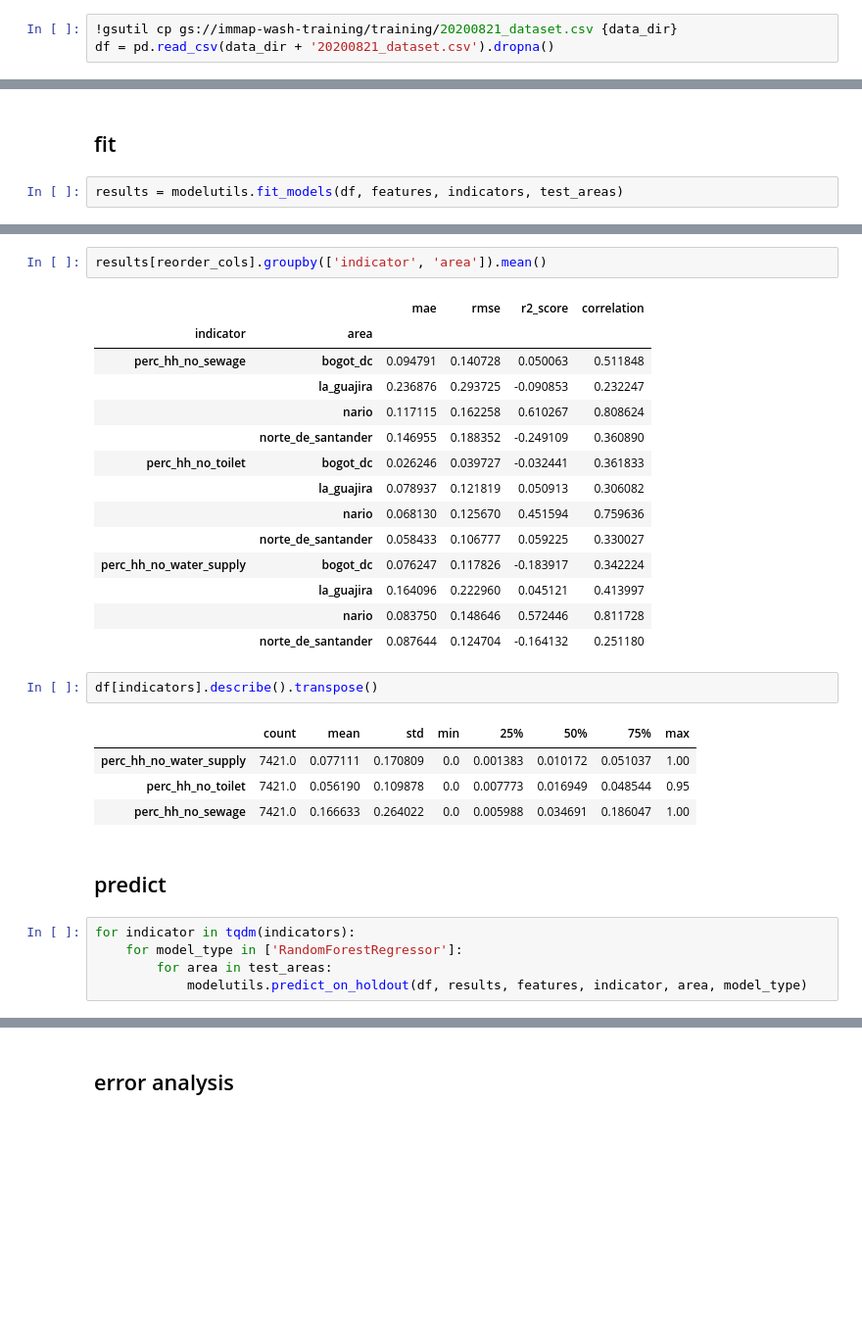
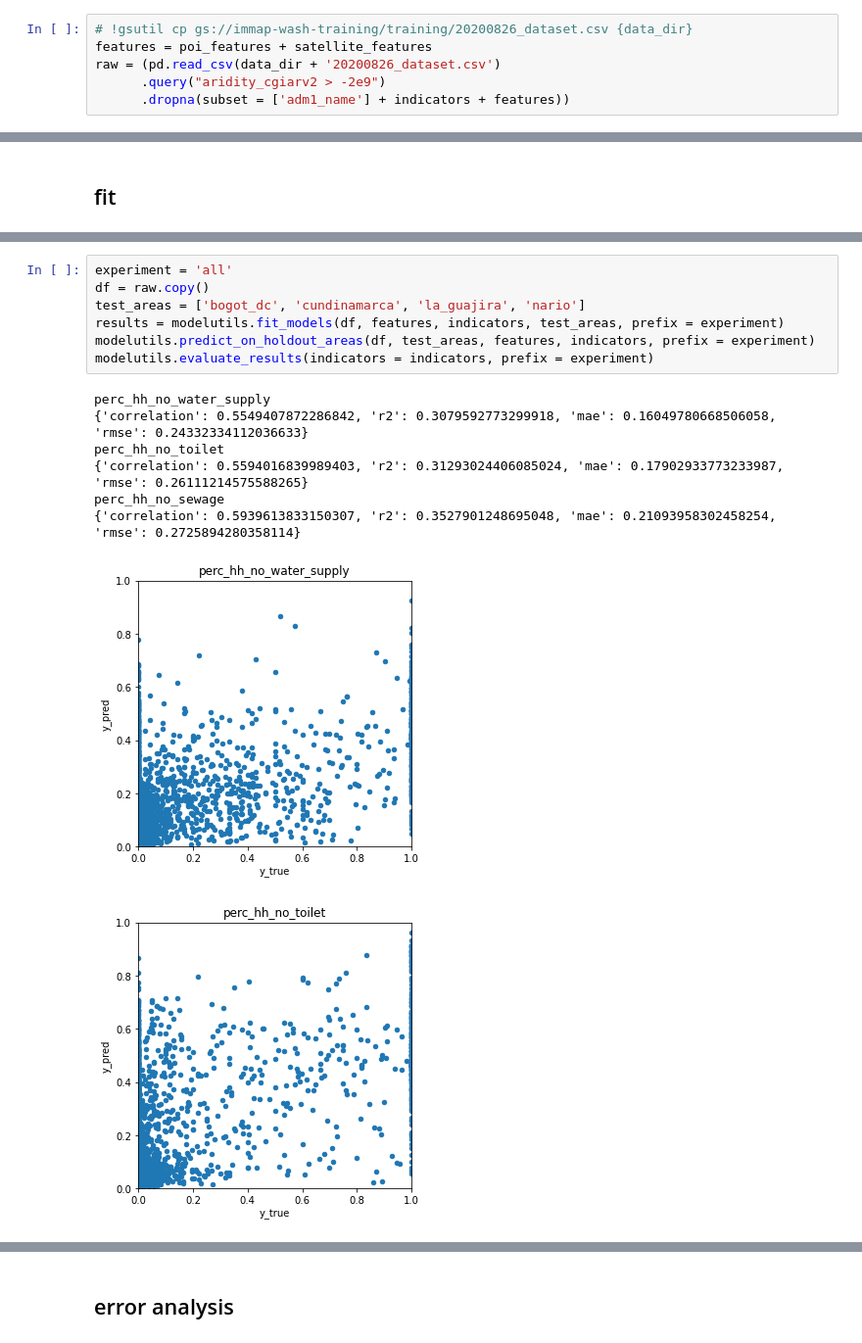
Before and after one commit to thinkingmachines/geoai-immap-wash, a Jupyter notebook: notebooks/02_Modelling_sklearn.ipynb, the cells around one changed output, grey strips where cells are left out. Shown at 98% size. Drawn from its saved outputs; the diff is of its cells as text; blank space fills up the shorter version.

Commit message:
combined urban and rural, train model on pois and satellite features only

```diff
--- a/notebooks/02_Modelling_sklearn.ipynb
+++ b/notebooks/02_Modelling_sklearn.ipynb
@@ -30,5 +33,8 @@ for dir_ in dirs:
         if not path.exists():
             path.mkdir(parents=True, exist_ok=True)
 # %%
-!gsutil cp gs://immap-wash-training/training/20200821_dataset.csv {data_dir}
-df = pd.read_csv(data_dir + '20200821_dataset.csv').dropna()
+# !gsutil cp gs://immap-wash-training/training/20200826_dataset.csv {data_dir}
+features = poi_features + satellite_features
+raw = (pd.read_csv(data_dir + '20200826_dataset.csv')
+      .query("aridity_cgiarv2 > -2e9")
+      .dropna(subset = ['adm1_name'] + indicators + features))
@@ -39,4 +41,2 @@ Operation completed over 1 objects/7.6 MiB.
 # %% [markdown]
 ## fit
-# %%
-results = modelutils.fit_models(df, features, indicators, test_areas)
@@ -64,31 +43,16 @@ results[reorder_cols].groupby(['indicator', 'model']).mean()
-# %%
-results[reorder_cols].groupby(['indicator', 'area']).mean()
-# %% [output]
-|  |  | mae | rmse | r2_score | correlation |
-| indicator | area |  |  |  |  |
-| perc_hh_no_sewage | bogot_dc | 0.094791 | 0.140728 | 0.050063 | 0.511848 |
-|  | la_guajira | 0.236876 | 0.293725 | -0.090853 | 0.232247 |
-|  | nario | 0.117115 | 0.162258 | 0.610267 | 0.808624 |
-|  | norte_de_santander | 0.146955 | 0.188352 | -0.249109 | 0.360890 |
-| perc_hh_no_toilet | bogot_dc | 0.026246 | 0.039727 | -0.032441 | 0.361833 |
-|  | la_guajira | 0.078937 | 0.121819 | 0.050913 | 0.306082 |
-|  | nario | 0.068130 | 0.125670 | 0.451594 | 0.759636 |
-|  | norte_de_santander | 0.058433 | 0.106777 | 0.059225 | 0.330027 |
-| perc_hh_no_water_supply | bogot_dc | 0.076247 | 0.117826 | -0.183917 | 0.342224 |
-|  | la_guajira | 0.164096 | 0.222960 | 0.045121 | 0.413997 |
-|  | nario | 0.083750 | 0.148646 | 0.572446 | 0.811728 |
-|  | norte_de_santander | 0.087644 | 0.124704 | -0.164132 | 0.251180 |
-# %%
-df[indicators].describe().transpose()
-# %% [output]
-|  | count | mean | std | min | 25% | 50% | 75% | max |
-| perc_hh_no_water_supply | 7421.0 | 0.077111 | 0.170809 | 0.0 | 0.001383 | 0.010172 | 0.051037 | 1.00 |
-| perc_hh_no_toilet | 7421.0 | 0.056190 | 0.109878 | 0.0 | 0.007773 | 0.016949 | 0.048544 | 0.95 |
-| perc_hh_no_sewage | 7421.0 | 0.166633 | 0.264022 | 0.0 | 0.005988 | 0.034691 | 0.186047 | 1.00 |
-# %% [markdown]
-## predict
-# %%
-for indicator in tqdm(indicators):
-    for model_type in ['RandomForestRegressor']:
-        for area in test_areas:
-            modelutils.predict_on_holdout(df, results, features, indicator, area, model_type)
+# %%
+experiment = 'all'
+df = raw.copy()
+test_areas = ['bogot_dc', 'cundinamarca', 'la_guajira', 'nario']
+results = modelutils.fit_models(df, features, indicators, test_areas, prefix = experiment)
+modelutils.predict_on_holdout_areas(df, test_areas, features, indicators, prefix = experiment)
+modelutils.evaluate_results(indicators = indicators, prefix = experiment)
+# %% [output]
+perc_hh_no_water_supply
+{'correlation': 0.5549407872286842, 'r2': 0.3079592773299918, 'mae': 0.16049780668506058, 'rmse': 0.24332334112036633}
+perc_hh_no_toilet
+{'correlation': 0.5594016839989403, 'r2': 0.31293024406085024, 'mae': 0.17902933773233987, 'rmse': 0.26111214575588265}
+perc_hh_no_sewage
+{'correlation': 0.5939613833150307, 'r2': 0.3527901248695048, 'mae': 0.21093958302458254, 'rmse': 0.2725894280358114}
+[figure, added]
+[figure, added]
```
Also changed, not shown: parts of 14 cells of this notebook, 4 other files.
